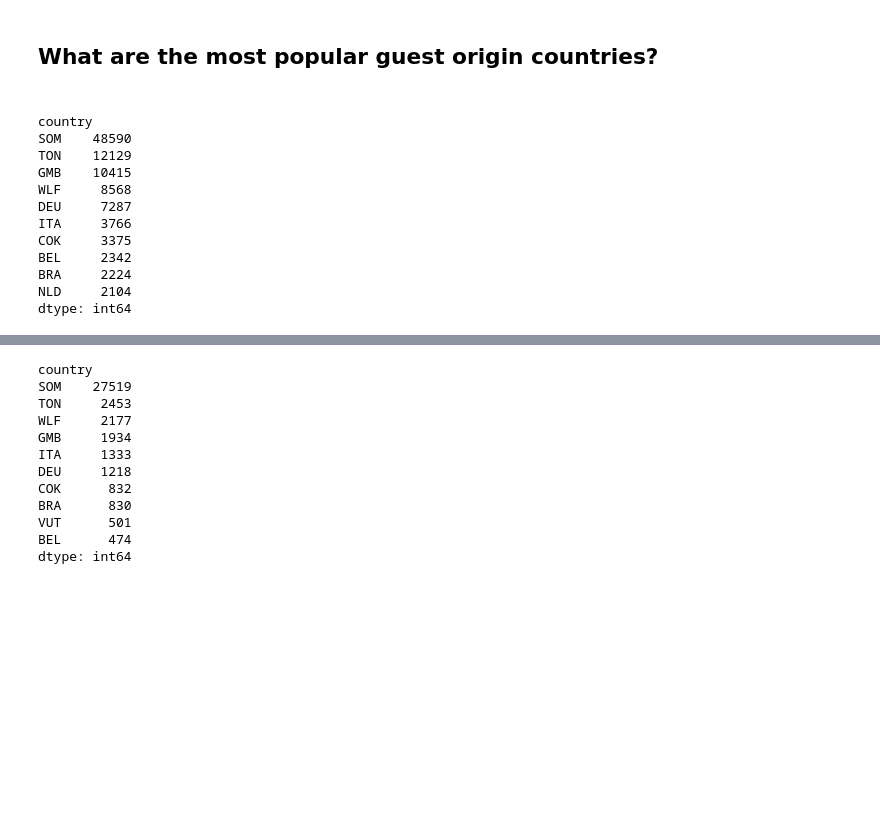
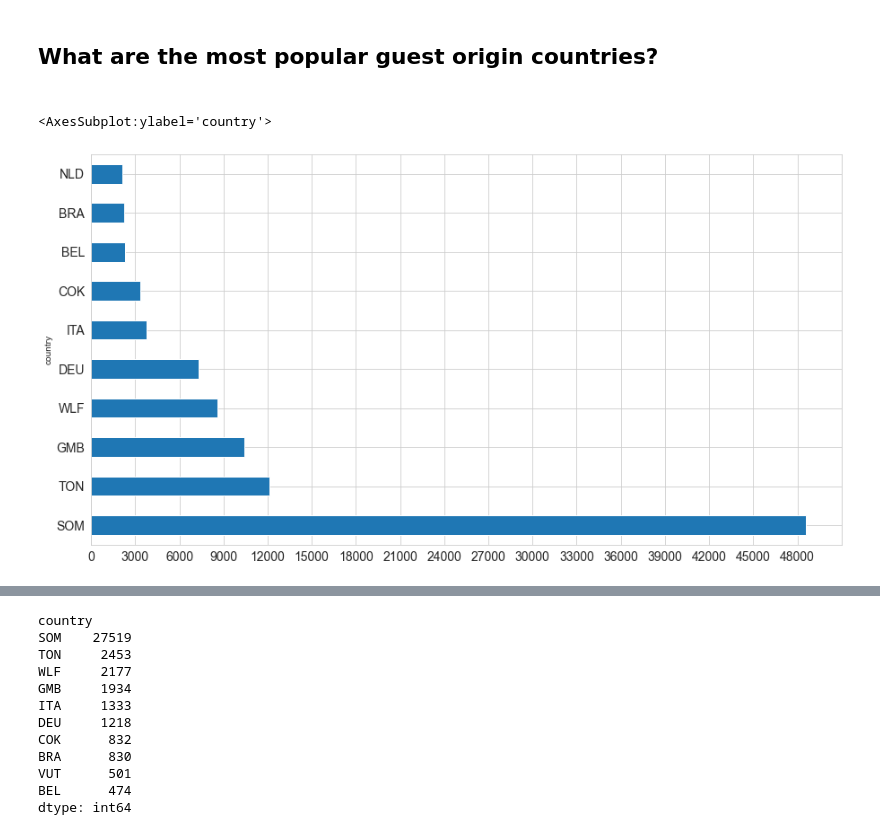
Before and after one commit to Nourfdss/stayforlong_test, a Jupyter notebook: test.ipynb, the cells around one changed output, grey strips where cells are left out. Cells and saved outputs as stored; diff of their text form; code cells hidden in the pictures; blank space fills up the shorter version.

```diff
--- a/test.ipynb
+++ b/test.ipynb
@@ -86,24 +91,18 @@ df_guest_orgin = df.copy()
 # %%
 #df = df[df['is_canceled'] == 0]
 #country_name = df['country'].unique()
 
 #country = Data.groupby(['country']).size().reset_index(name='count').sort_values(ascending=False, by=['count'])
-country = df_guest_orgin.groupby(['country']).size().sort_values(ascending=False) #.reset_index(name='count').sort_values(ascending=False, by=['count'])
+country = df_guest_orgin.groupby(['country']).size().reset_index(name='counts').sort_values(ascending=False, by=['counts']) #.reset_index(name='count').sort_values(ascending=False, by=['count'])
+
 
 #most_popular_guest_orgin
-#country_name
+#country_name to_dataframe
 
-country.head(10)#48499
+country = country[:10] #.head(10)#48499
+#print(type(country.to_frame()))
+#df.plot(country.index,country, x_label='Countries', y_label='Total Booking (%)', title='country-wise comparison', figsize=(15,7))
+country2.plot(kind="barh", fontsize=14, figsize=(15,8), xticks= range(0,  50000, 3000))
 # %% [output]
-country
-SOM    48590
-TON    12129
-GMB    10415
-WLF     8568
-DEU     7287
-ITA     3766
-COK     3375
-BEL     2342
-BRA     2224
-NLD     2104
-dtype: int64
+<AxesSubplot:ylabel='country'>
+[figure, added]
```
Also changed, not shown: parts of 10 cells of this notebook, 1 other file.
